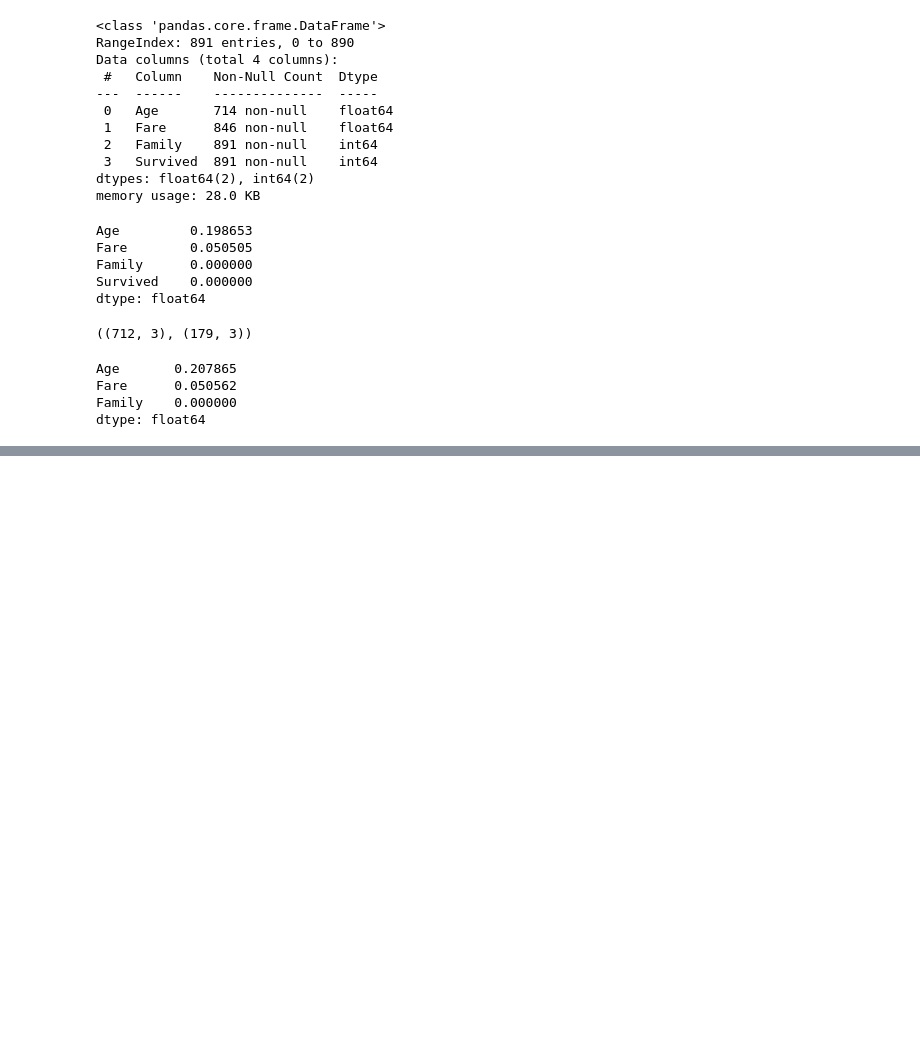
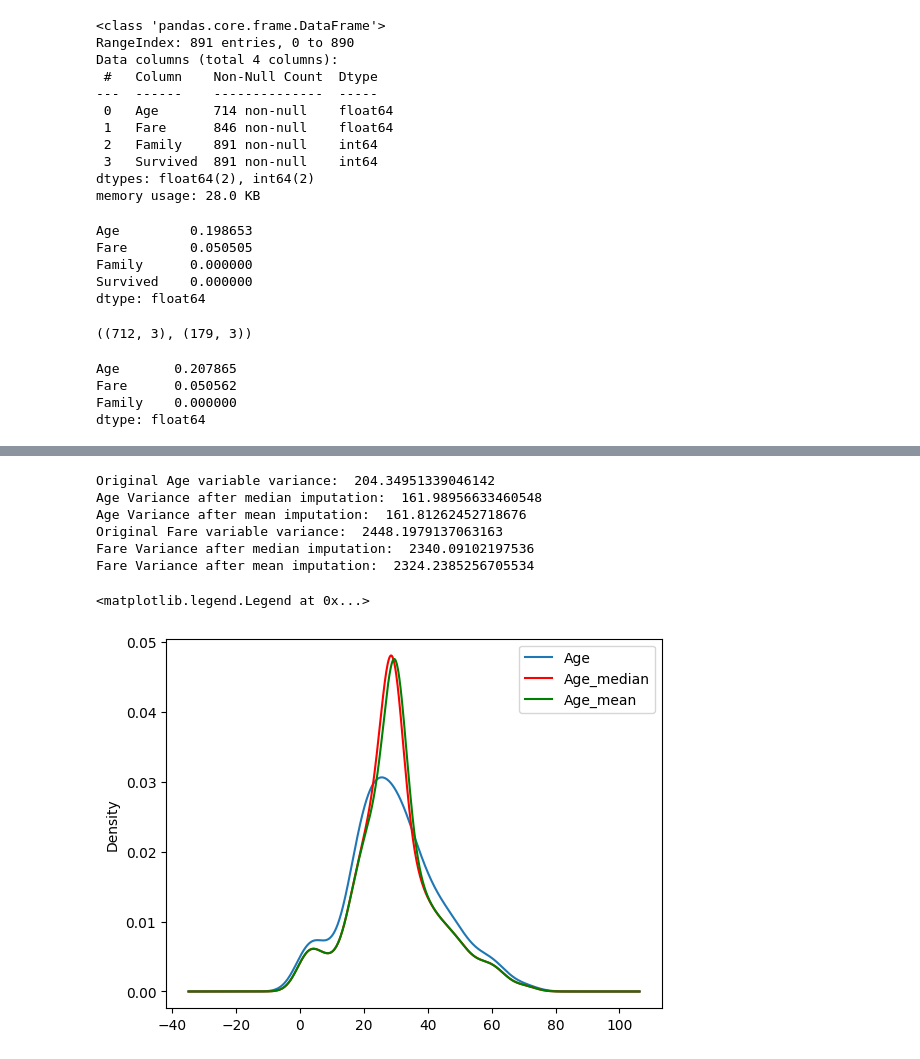
Before and after one commit to najnin26/Machine-Learning, a Jupyter notebook: Basic/handling-missing-numerical-data.ipynb, the cells around one changed output, grey strips where cells are left out. Drawn from its saved outputs; the diff is of its cells as text; code cells hidden in the pictures; blank space fills up the shorter version.

```diff
--- a/Basic/handling-missing-numerical-data.ipynb
+++ b/Basic/handling-missing-numerical-data.ipynb
@@ -55,3 +55,15 @@ Age       0.207865
 Fare      0.050562
 Family    0.000000
 dtype: float64
+# %%
+mean_age = X_train['Age'].mean()
+median_age = X_train['Age'].median()
+
+mean_fare = X_train['Fare'].mean()
+median_fare = X_train['Fare'].median()
+# %%
+X_train['Age_median'] = X_train['Age'].fillna(median_age)
+X_train['Age_mean'] = X_train['Age'].fillna(mean_age)
+
+X_train['Fare_median'] = X_train['Fare'].fillna(median_fare)
+X_train['Fare_mean'] = X_train['Fare'].fillna(mean_fare)
@@ -57,0 +79,34 @@ dtype: float64
+# %%
+print('Original Age variable variance: ', X_train['Age'].var())
+print('Age Variance after median imputation: ', X_train['Age_median'].var())
+print('Age Variance after mean imputation: ', X_train['Age_mean'].var())
+
+print('Original Fare variable variance: ', X_train['Fare'].var())
+print('Fare Variance after median imputation: ', X_train['Fare_median'].var())
+print('Fare Variance after mean imputation: ', X_train['Fare_mean'].var())
+# %% [output]
+Original Age variable variance:  204.34951339046142
+Age Variance after median imputation:  161.98956633460548
+Age Variance after mean imputation:  161.81262452718676
+Original Fare variable variance:  2448.1979137063163
+Fare Variance after median imputation:  2340.09102197536
+Fare Variance after mean imputation:  2324.2385256705534
+# %%
+fig = plt.figure()
+ax = fig.add_subplot(111)
+
+# original variable distribution
+X_train['Age'].plot(kind='kde', ax=ax)
+
+# variable imputed with the median
+X_train['Age_median'].plot(kind='kde', ax=ax, color='red')
+
+# variable imputed with the mean
+X_train['Age_mean'].plot(kind='kde', ax=ax, color='green')
+
+# add legends
+lines, labels = ax.get_legend_handles_labels()
+ax.legend(lines, labels, loc='best')
+# %% [output]
+<matplotlib.legend.Legend at 0x...>
+[figure, added]
```
Also changed, not shown: parts of 2 cells of this notebook.
